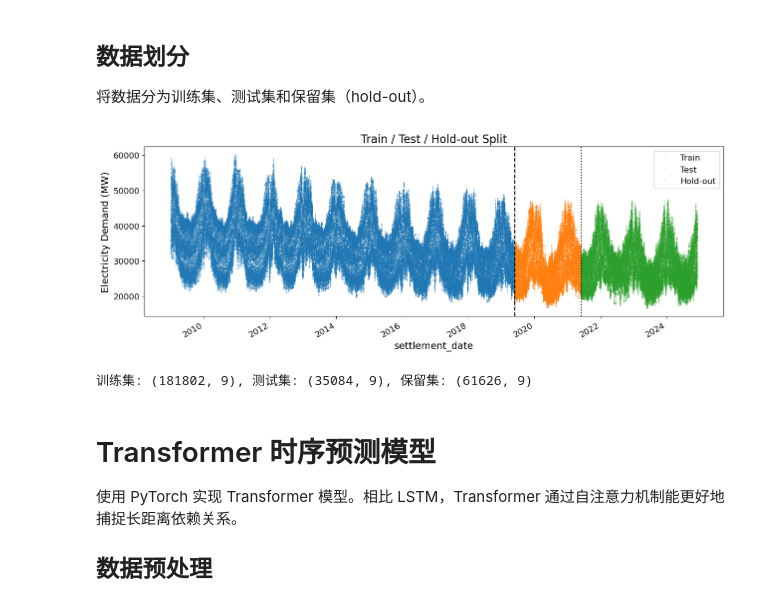
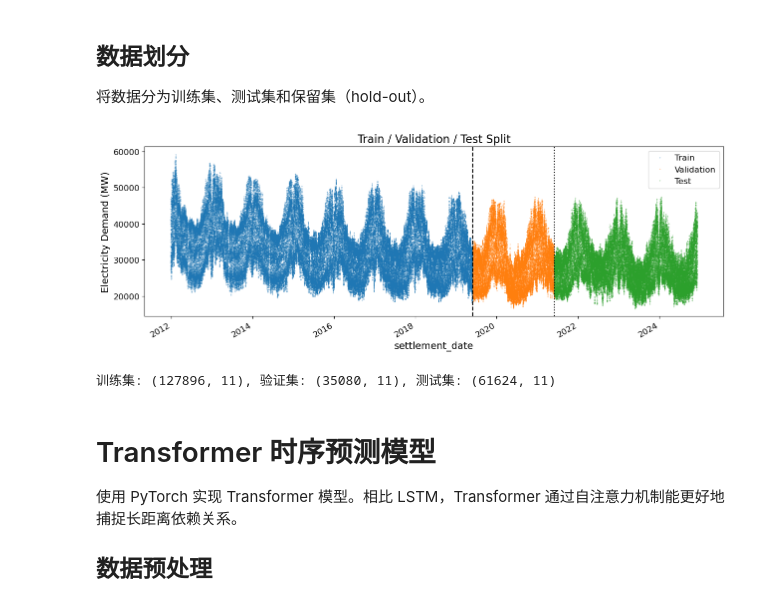
Before and after one commit to szaaaaaa/comp0197_groupcoursework_transformer, a Jupyter notebook: elec_transformer/uk-electricity-transformer.ipynb, the cells around one changed output. Drawn from its saved outputs; the diff is of its cells as text; code cells hidden in the pictures.

```diff
--- a/elec_transformer/uk-electricity-transformer.ipynb
+++ b/elec_transformer/uk-electricity-transformer.ipynb
@@ -204,5 +204,7 @@ def add_lags(df):
 
 df = create_features(df)
 df = add_lags(df)
+df.dropna(subset=["lag1", "lag2", "lag3"], inplace=True)
+print(f"添加 lag 特征并去除 NaN 后: {df.shape}")
 df.sample(n=5)
 # %% [output]
@@ -261,24 +264,24 @@ def mean_absolute_percentage_error(y_true, y_pred):
 # %%
 # 设置随机种子
 torch.manual_seed(SEED)
 np.random.seed(SEED)
 
 train_data = df.loc[df.index < THRESHOLD_DATE_1]
-test_data = df.loc[(df.index >= THRESHOLD_DATE_1) & (df.index < THRESHOLD_DATE_2)]
-hold_out_data = df.loc[df.index >= THRESHOLD_DATE_2]
+val_data = df.loc[(df.index >= THRESHOLD_DATE_1) & (df.index < THRESHOLD_DATE_2)]
+test_data = df.loc[df.index >= THRESHOLD_DATE_2]
 
 # 可视化数据划分
 fig, ax = plt.subplots(figsize=(15, 5))
 train_data["tsd"].plot(ax=ax, label="Train", style=".", markersize=0.5)
+val_data["tsd"].plot(ax=ax, label="Validation", style=".", markersize=0.5)
 test_data["tsd"].plot(ax=ax, label="Test", style=".", markersize=0.5)
-hold_out_data["tsd"].plot(ax=ax, label="Hold-out", style=".", markersize=0.5)
 ax.axvline(THRESHOLD_DATE_1, color="k", ls="--")
 ax.axvline(THRESHOLD_DATE_2, color="k", ls=":")
-ax.set_title("Train / Test / Hold-out Split")
+ax.set_title("Train / Validation / Test Split")
 ax.set_ylabel("Electricity Demand (MW)")
 plt.legend();
 # %% [output]
-[figure, old version]
+[figure, new version]
 # %%
 # 定义特征和目标变量
 FEATURES = [
@@ -289,23 +292,28 @@ FEATURES = [
     "day_of_year",
     "quarter",
     "month",
-    "year",
     "week_of_year",
+    "lag1",
+    "lag2",
+    "lag3",
 ]
 TARGET = "tsd"
+
+# 需要归一化的列（数值范围大的特征 + 目标）
+COLS_TO_SCALE = ["lag1", "lag2", "lag3", TARGET]
 
 X_train = train_data[FEATURES]
 y_train = train_data[TARGET]
 
+X_val = val_data[FEATURES]
+y_val = val_data[TARGET]
+
 X_test = test_data[FEATURES]
 y_test = test_data[TARGET]
 
-X_hold_out = hold_out_data[FEATURES]
-y_hold_out = hold_out_data[TARGET]
-
-print(f"训练集: {X_train.shape}, 测试集: {X_test.shape}, 保留集: {X_hold_out.shape}")
+print(f"训练集: {X_train.shape}, 验证集: {X_val.shape}, 测试集: {X_test.shape}")
 # %% [output]
-训练集: (181802, 9), 测试集: (35084, 9), 保留集: (61626, 9)
+训练集: (127896, 11), 验证集: (35080, 11), 测试集: (61624, 11)
 # %% [markdown]
 <a id='transformer'></a>
 # Transformer 时序预测模型
```
Also changed, not shown: parts of 16 cells of this notebook, 1 other file.
